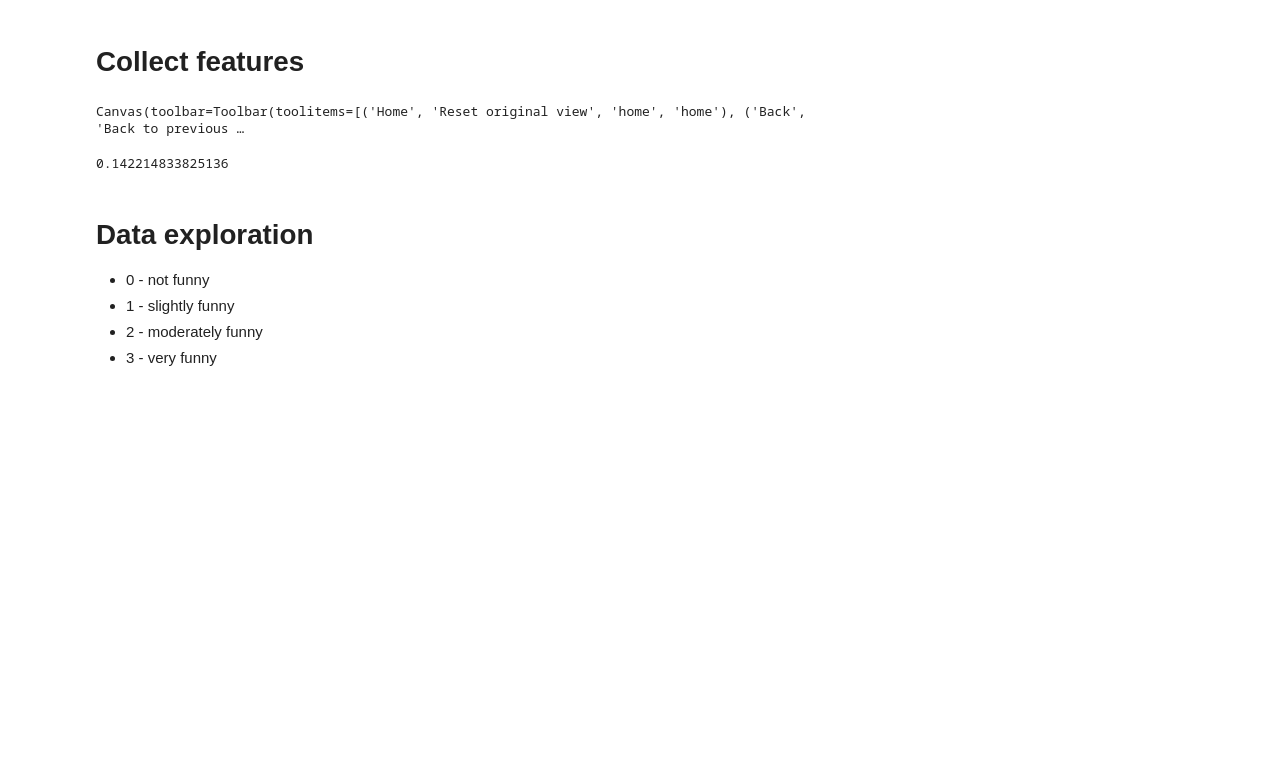
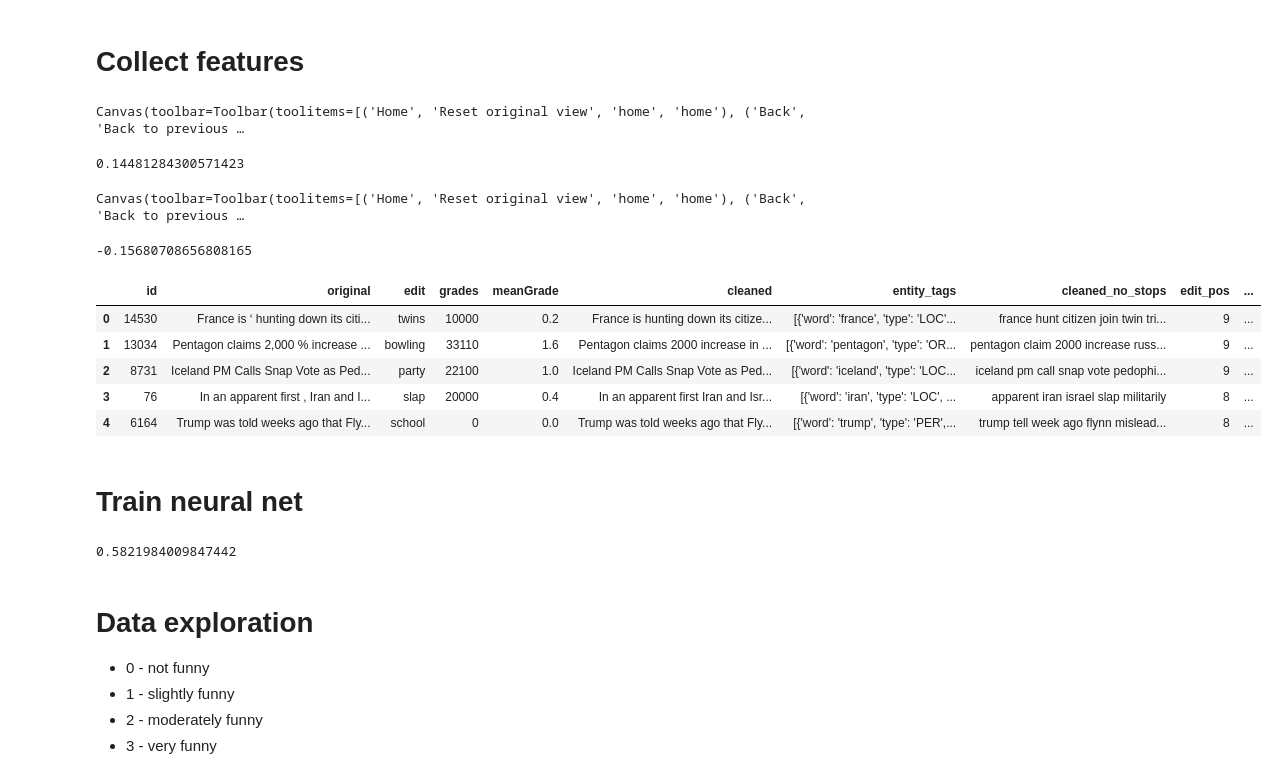
Before and after one commit to ML3ngiRNErT/funniness-regression, a Jupyter notebook: task_1_main.ipynb, the cells around one changed output. Drawn from its saved outputs; the diff is of its cells as text; code cells hidden in the pictures; blank space fills up the shorter version.

Commit message:
decent RMSE 0.58 on test set

```diff
--- a/task_1_main.ipynb
+++ b/task_1_main.ipynb
@@ -399,7 +400,7 @@ def entity_funniness_score(row):
             continue
         vec = embeddings_dict[w]
         for ent in relevant_entities:
-#             if not (ent in entities['PER']):
+#             if not (ent in entities['PER'] or ent in entities['LOC']):
 #                 continue
             clusters = entity_clusters[ent]
             max_sim = get_max_similarity(vec, clusters)
@@ -407,22 +408,39 @@ def entity_funniness_score(row):
     return score
 
 train_df['entity_funniness_score'] = train_df.progress_apply(entity_funniness_score, axis=1)
+train_df['entity_funniness_score'].fillna(0, inplace=True)
 fig, ax = plt.subplots()
 ax.hist(train_df['entity_funniness_score'].to_numpy(), bins=52)
 plt.show()
+train_df['entity_funniness_score'].corr(train_df['meanGrade'])
 # %% [output]
 Canvas(toolbar=Toolbar(toolitems=[('Home', 'Reset original view', 'home', 'home'), ('Back', 'Back to previous …
+0.14481284300571423
-# %%
-# def containsEntity(tagseries):
-#     contains = []
-#     for tags in tagseries:
-#         contains.append(bool([x['word'] for x in tags if x['word'] in entities['PER']]))
-#     return pd.Series(contains)
-
-funnier = train_df[containsEntity(train_df['entity_tags'])]
-funnier = train_df[train_df['entity_funniness_score'] > 0.5]
-# funnier['entity_funniness_score'].corr(funnier['meanGrade'])
-# funnier['entity_funniness_score'].corr(funnier['meanGrade'])
-train_df['entity_funniness_score'].corr(train_df['meanGrade'])
-# %% [output]
-0.142214833825136
+# %%
+def distance_of_edit_to_original(row):
+#     return np.random.randint(100) * 0.01
+    e = row['edit'].lower()
+    original = re.search('<(.*)\/>', row['original']).group(1).lower()
+    if original in embeddings_dict and e in embeddings_dict:
+        return similarity(embeddings_dict[e], embeddings_dict[original])
+    return 0
+
+train_df['edit_similarity'] = train_df.progress_apply(distance_of_edit_to_original, axis=1)
+fig, ax = plt.subplots()
+ax.hist(train_df['edit_similarity'].to_numpy(), bins=52)
+plt.show()
+train_df['edit_similarity'].corr(train_df['meanGrade'])
+# %% [output]
+Canvas(toolbar=Toolbar(toolitems=[('Home', 'Reset original view', 'home', 'home'), ('Back', 'Back to previous …
+-0.15680708656808165
+# %%
+train_df.head()
+# %% [output]
+|  | id | original | edit | grades | meanGrade | cleaned | entity_tags | cleaned_no_stops | edit_pos | ... |
+| 0 | 14530 | France is ‘ hunting down its citi... | twins | 10000 | 0.2 | France is hunting down its citize... | [{'word': 'france', 'type': 'LOC'... | france hunt citizen join twin tri... | 9 | ... |
+| 1 | 13034 | Pentagon claims 2,000 % increase ... | bowling | 33110 | 1.6 | Pentagon claims 2000 increase in ... | [{'word': 'pentagon', 'type': 'OR... | pentagon claim 2000 increase russ... | 9 | ... |
+| 2 | 8731 | Iceland PM Calls Snap Vote as Ped... | party | 22100 | 1.0 | Iceland PM Calls Snap Vote as Ped... | [{'word': 'iceland', 'type': 'LOC... | iceland pm call snap vote pedophi... | 9 | ... |
+| 3 | 76 | In an apparent first , Iran and I... | slap | 20000 | 0.4 | In an apparent first Iran and Isr... | [{'word': 'iran', 'type': 'LOC', ... | apparent iran israel slap militarily | 8 | ... |
+| 4 | 6164 | Trump was told weeks ago that Fly... | school | 0 | 0.0 | Trump was told weeks ago that Fly... | [{'word': 'trump', 'type': 'PER',... | trump tell week ago flynn mislead... | 8 | ... |
+# %% [markdown]
+# Train neural net
@@ -429,3 +523,17 @@ train_df['entity_funniness_score'].corr(train_df['meanGrade'])
+# %%
+net.eval()
+with torch.no_grad():
+    test_loss = 0
+    for batch_idx, (X, y) in enumerate(test_loader):
+        X, y = X.to(device), y.to(device)
+        pred = net(X)
+        loss = loss_fn(pred, y)
+        test_loss += loss.item()
+    test_loss = test_loss / len(test_loader)
+
+np.sqrt(test_loss)
+# %% [output]
+0.5821984009847442
 # %% [markdown]
 # Data exploration
 - 0 - not funny
```
Also changed, not shown: parts of 4 cells of this notebook.
